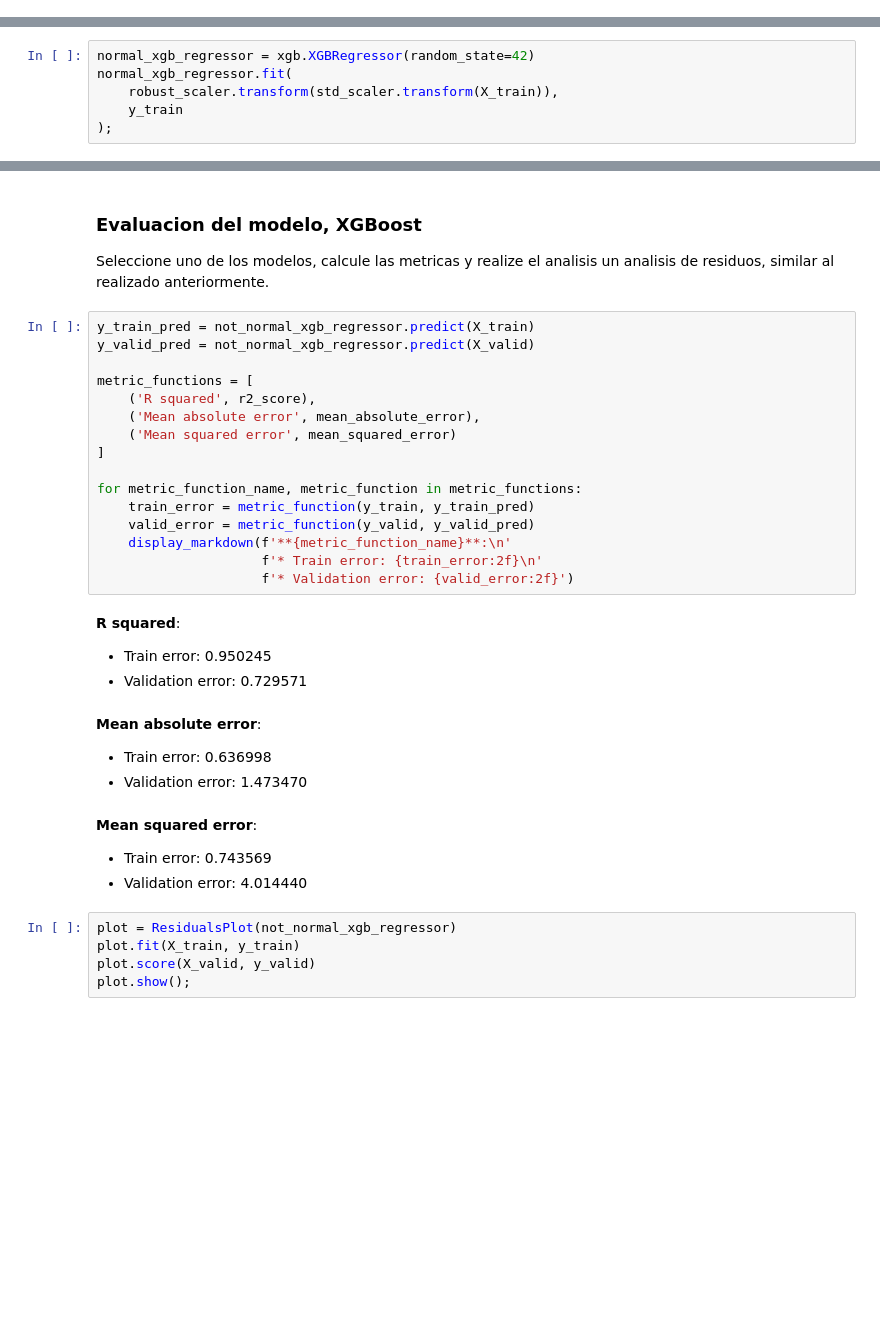
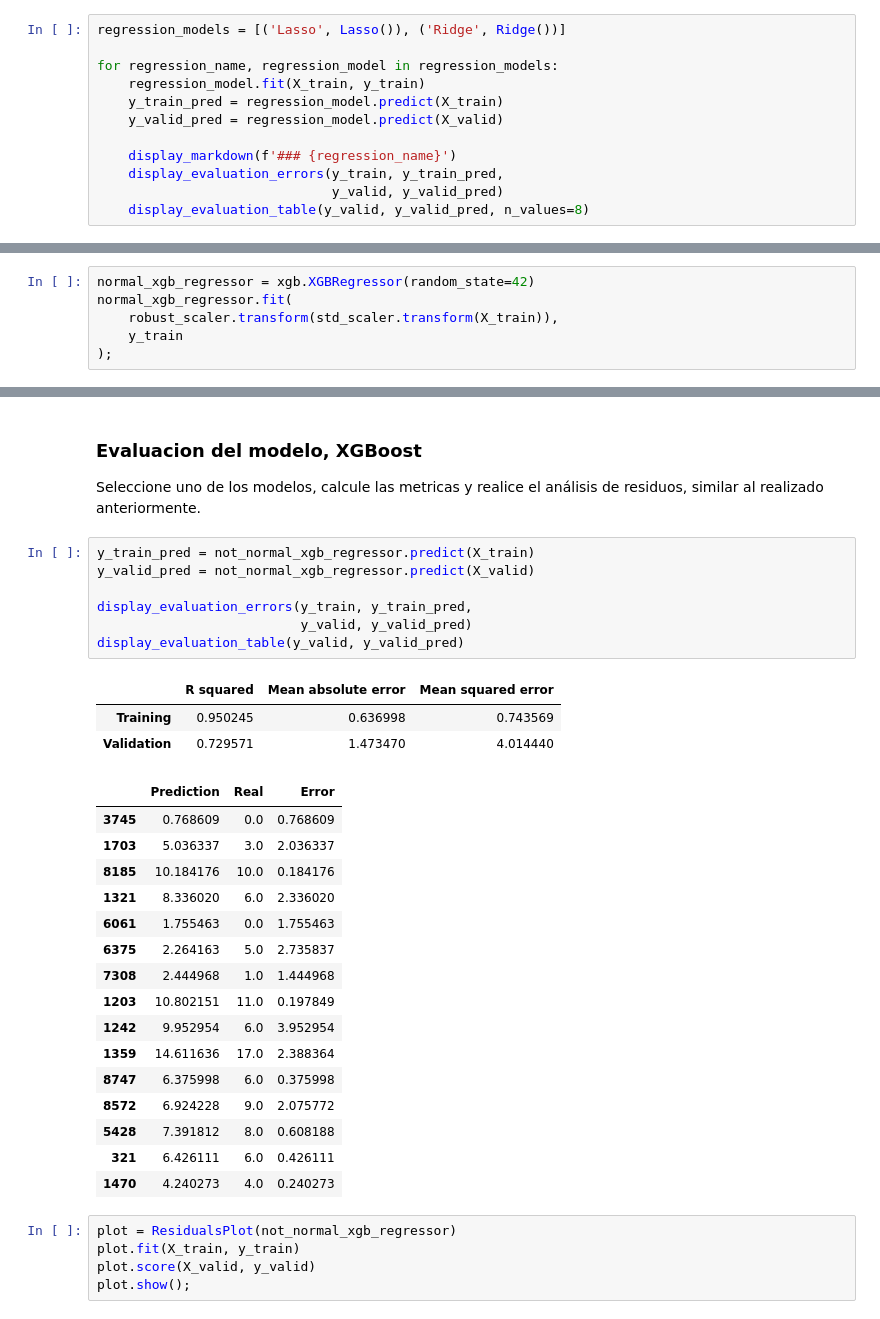
Before and after one commit to georeference-ML-mentoria/Intro-Aprendizaje-Automatico-, a Jupyter notebook: Practico_IAA.ipynb, the cells around one changed output, grey strips where cells are left out. Saved outputs shown, nothing was run; the diff lists cells and outputs as text; blank space fills up the shorter version.

```diff
--- a/Practico_IAA.ipynb
+++ b/Practico_IAA.ipynb
@@ -375,0 +395,12 @@ Implemente una Regresion tipo Lasso (Regularizacion tipo L1) o tipo Ridge (Regul
+# %%
+regression_models = [('Lasso', Lasso()), ('Ridge', Ridge())]
+
+for regression_name, regression_model in regression_models:
+    regression_model.fit(X_train, y_train)
+    y_train_pred = regression_model.predict(X_train)
+    y_valid_pred = regression_model.predict(X_valid)
+
+    display_markdown(f'### {regression_name}')
+    display_evaluation_errors(y_train, y_train_pred,
+                              y_valid, y_valid_pred)
+    display_evaluation_table(y_valid, y_valid_pred, n_values=8)
@@ -461,33 +519,34 @@ pd.DataFrame(data={
 # %% [markdown]
 ### Evaluacion del modelo, XGBoost
 
-Seleccione uno de los modelos, calcule las metricas y realize el analisis un analisis de residuos, similar al realizado anteriormente.
+Seleccione uno de los modelos, calcule las metricas y realice el análisis de residuos, similar al realizado anteriormente.
-# %%
-y_train_pred = not_normal_xgb_regressor.predict(X_train)
-y_valid_pred = not_normal_xgb_regressor.predict(X_valid)
-
-metric_functions = [
-    ('R squared', r2_score),
-    ('Mean absolute error', mean_absolute_error),
-    ('Mean squared error', mean_squared_error)
-]
-
-for metric_function_name, metric_function in metric_functions:
-    train_error = metric_function(y_train, y_train_pred)
-    valid_error = metric_function(y_valid, y_valid_pred)
-    display_markdown(f'**{metric_function_name}**:\n'
-                     f'* Train error: {train_error:2f}\n'
-                     f'* Validation error: {valid_error:2f}')
-# %% [output]
-**R squared**:
-* Train error: 0.950245
-* Validation error: 0.729571
-**Mean absolute error**:
-* Train error: 0.636998
-* Validation error: 1.473470
-**Mean squared error**:
-* Train error: 0.743569
-* Validation error: 4.014440
+# %%
+y_train_pred = not_normal_xgb_regressor.predict(X_train)
+y_valid_pred = not_normal_xgb_regressor.predict(X_valid)
+
+display_evaluation_errors(y_train, y_train_pred,
+                          y_valid, y_valid_pred)
+display_evaluation_table(y_valid, y_valid_pred)
+# %% [output]
+|  | R squared | Mean absolute error | Mean squared error |
+| Training | 0.950245 | 0.636998 | 0.743569 |
+| Validation | 0.729571 | 1.473470 | 4.014440 |
+|  | Prediction | Real | Error |
+| 3745 | 0.768609 | 0.0 | 0.768609 |
+| 1703 | 5.036337 | 3.0 | 2.036337 |
+| 8185 | 10.184176 | 10.0 | 0.184176 |
+| 1321 | 8.336020 | 6.0 | 2.336020 |
+| 6061 | 1.755463 | 0.0 | 1.755463 |
+| 6375 | 2.264163 | 5.0 | 2.735837 |
+| 7308 | 2.444968 | 1.0 | 1.444968 |
+| 1203 | 10.802151 | 11.0 | 0.197849 |
+| 1242 | 9.952954 | 6.0 | 3.952954 |
+| 1359 | 14.611636 | 17.0 | 2.388364 |
+| 8747 | 6.375998 | 6.0 | 0.375998 |
+| 8572 | 6.924228 | 9.0 | 2.075772 |
+| 5428 | 7.391812 | 8.0 | 0.608188 |
+| 321 | 6.426111 | 6.0 | 0.426111 |
+| 1470 | 4.240273 | 4.0 | 0.240273 |
 # %%
 plot = ResidualsPlot(not_normal_xgb_regressor)
 plot.fit(X_train, y_train)
```
Also changed, not shown: parts of 18 cells of this notebook, 1 other file.
